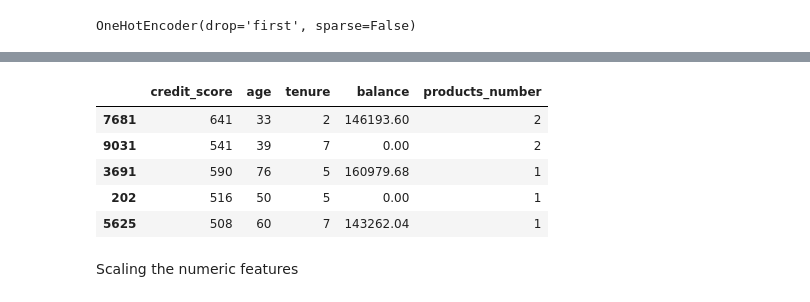
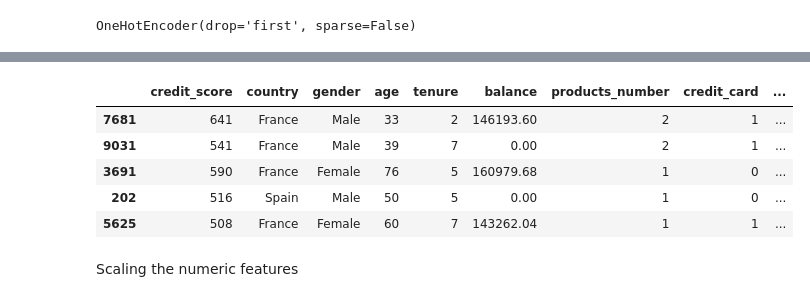
Before and after one commit to kanyua-charity/Bank-Customer-Churn-Prediction, a Jupyter notebook: index.ipynb, the cells around one changed output, grey strips where cells are left out. Cells and saved outputs as stored; diff of their text form; code cells hidden in the pictures.

```diff
--- a/index.ipynb
+++ b/index.ipynb
@@ -176,13 +164,18 @@ X_train_ohe.head()
 # %%
-X_train_numeric = X_train[["credit_score", "age", "tenure", "balance", "products_number", ]]
-X_train_numeric.head()
+#Defining numeric vairiables
+numeric_features = ["credit_score", "age", "tenure", "balance", "products_number"]
+
+#Defining X_train_numeric features
+X_train_numeric = X_train.copy()
+X_train_numeric = X_train[numeric_features]
+X_train.head()
 # %% [output]
-|  | credit_score | age | tenure | balance | products_number |
-| 7681 | 641 | 33 | 2 | 146193.60 | 2 |
-| 9031 | 541 | 39 | 7 | 0.00 | 2 |
-| 3691 | 590 | 76 | 5 | 160979.68 | 1 |
-| 202 | 516 | 50 | 5 | 0.00 | 1 |
-| 5625 | 508 | 60 | 7 | 143262.04 | 1 |
+|  | credit_score | country | gender | age | tenure | balance | products_number | credit_card | ... |
+| 7681 | 641 | France | Male | 33 | 2 | 146193.60 | 2 | 1 | ... |
+| 9031 | 541 | France | Male | 39 | 7 | 0.00 | 2 | 1 | ... |
+| 3691 | 590 | France | Female | 76 | 5 | 160979.68 | 1 | 0 | ... |
+| 202 | 516 | Spain | Male | 50 | 5 | 0.00 | 1 | 0 | ... |
+| 5625 | 508 | France | Female | 60 | 7 | 143262.04 | 1 | 1 | ... |
 # %% [markdown]
 Scaling the numeric features
 # %%
```
Also changed, not shown: parts of 14 cells of this notebook.
